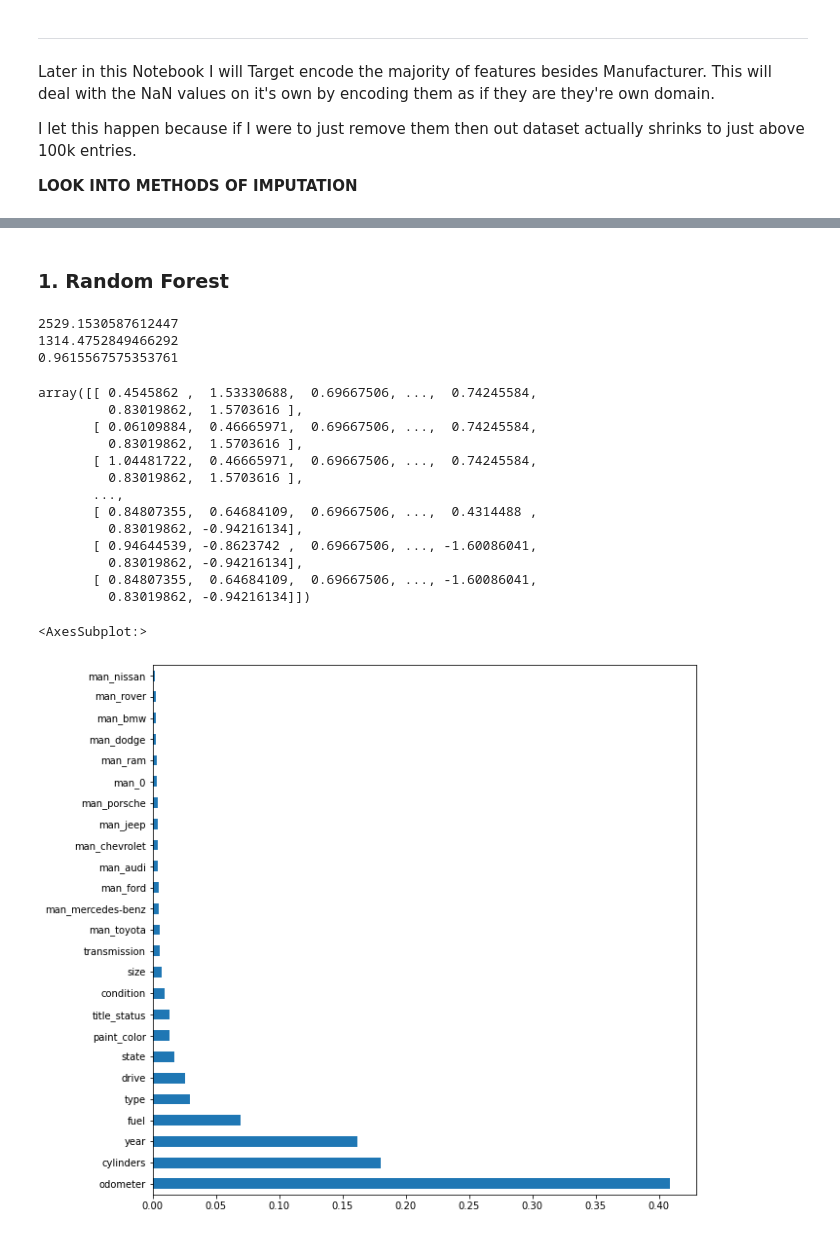
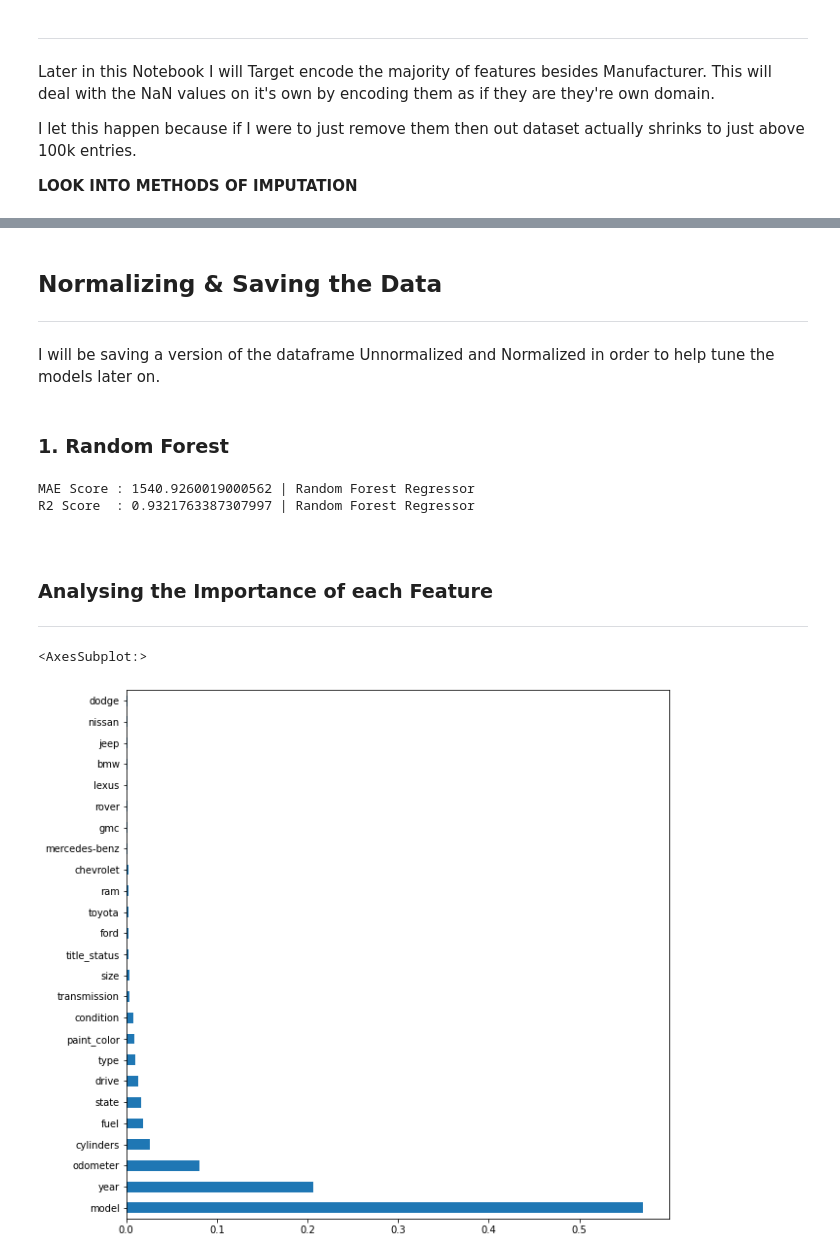
Before and after one commit to ryanirl/data-analysis-projects, a Jupyter notebook: craigslist_price_prediction/cleaning_data.ipynb, the cells around one changed output, grey strips where cells are left out. Drawn from its saved outputs; the diff is of its cells as text; code cells hidden in the pictures.

Commit message:
more feature engineering and cleaning data

```diff
--- a/craigslist_price_prediction/cleaning_data.ipynb
+++ b/craigslist_price_prediction/cleaning_data.ipynb
@@ -185,7 +245,7 @@ I let this happen because if I were to just remove them then out dataset actuall
 # %%
 # TALK ABOUT WHY THIS INCREASES R2 SCORE BY 7%
 
-df.dropna(subset = ["odometer", "cylinders"], inplace=True)
+df.dropna(subset = ["odometer", "cylinders", "manufacturer", "model"], inplace=True)
 
 df.fillna("0", inplace=True)
 
@@ -237,7 +330,7 @@ df.drop('price', inplace=True, axis=1)
 
 # Complies Target Encoding for Features (NOT INCLUDING "Manufacturer")
 target_encode = ce.TargetEncoder(cols = ['transmission', 'fuel', 'title_status', 'type', 'drive', 'state',
-                                         'condition', 'size', 'cylinders', 'paint_color']).fit(df, Y)
+                                         'condition', 'size', 'cylinders', 'paint_color', 'model']).fit(df, Y)
 
 # Applies Target Endcoding and Transforms Dataframe
 df = target_encode.transform(df)
@@ -291,0 +366,8 @@ df
+# %% [markdown]
+
+
+## Normalizing & Saving the Data
+
+---
+
+I will be saving a version of the dataframe Unnormalized and Normalized in order to help tune the models later on.
@@ -292,6 +385,2 @@ df
 # %% [markdown]
 ### 1. Random Forest
-# %%
-Y = df['price']
-
-df.drop('price', inplace=True, axis=1)
@@ -312,34 +387,33 @@ results = RFR_model.predict(X_test)
-# %%
-# results = RFR_model.predict(X_test)
-
-test = y_test.to_numpy()
-# cleared blank cylinders and got .96! r2 WTFTFTFTF
-print(sklearn.metrics.mean_squared_error(test, results, sample_weight=None, multioutput='uniform_average', squared=False))
-print(sklearn.metrics.mean_absolute_error(test, results, sample_weight=None, multioutput='uniform_average'))
-print(sklearn.metrics.r2_score(test, results, sample_weight=None, multioutput='uniform_average'))
-# %% [output]
-2529.1530587612447
-1314.4752849466292
-0.9615567575353761
-# %%
-df
-# %% [output]
-array([[ 0.4545862 ,  1.53330688,  0.69667506, ...,  0.74245584,
-         0.83019862,  1.5703616 ],
-       [ 0.06109884,  0.46665971,  0.69667506, ...,  0.74245584,
-         0.83019862,  1.5703616 ],
-       [ 1.04481722,  0.46665971,  0.69667506, ...,  0.74245584,
-         0.83019862,  1.5703616 ],
-       ...,
-       [ 0.84807355,  0.64684109,  0.69667506, ...,  0.4314488 ,
-         0.83019862, -0.94216134],
-       [ 0.94644539, -0.8623742 ,  0.69667506, ..., -1.60086041,
-         0.83019862, -0.94216134],
-       [ 0.84807355,  0.64684109,  0.69667506, ..., -1.60086041,
-         0.83019862, -0.94216134]])
+# %%
+# Splitting the Data.
+X_train, X_test, y_train, y_test = train_test_split(df, Y, train_size=0.90, test_size=0.1, random_state=42)
+
+test = y_test.to_numpy()
+# %%
+# RANDOM FOREST
+
+RFR_model = RandomForestRegressor(random_state = 1)
+
+RFR_model.fit(X_train, y_train)
+
+results = RFR_model.predict(X_test)
+
+accuracy(test, results, "Random Forest Regressor")
+# %% [output]
+MAE Score : 1540.9260019000562 | Random Forest Regressor
+R2 Score  : 0.9321763387307997 | Random Forest Regressor
+# %% [markdown]
+<br />
+
+### Analysing the Importance of each Feature
+
+---
 # %%
-feat_importances = pd.Series(RFR_model.feature_importances_, index=X_train.columns)
-feat_importances.nlargest(25).plot(kind='barh',figsize=(10,10))
+# FEATURE IMPORTANCE
+
+feat_importances = pd.Series(RFR_model.feature_importances_, index = df.columns)
+
+feat_importances.nlargest(25).plot(kind = 'barh', figsize = (10, 10))
 # %% [output]
 <AxesSubplot:>
-[figure, old version]
+[figure, new version]
```
Also changed, not shown: parts of 40 cells of this notebook, 1 other file.
